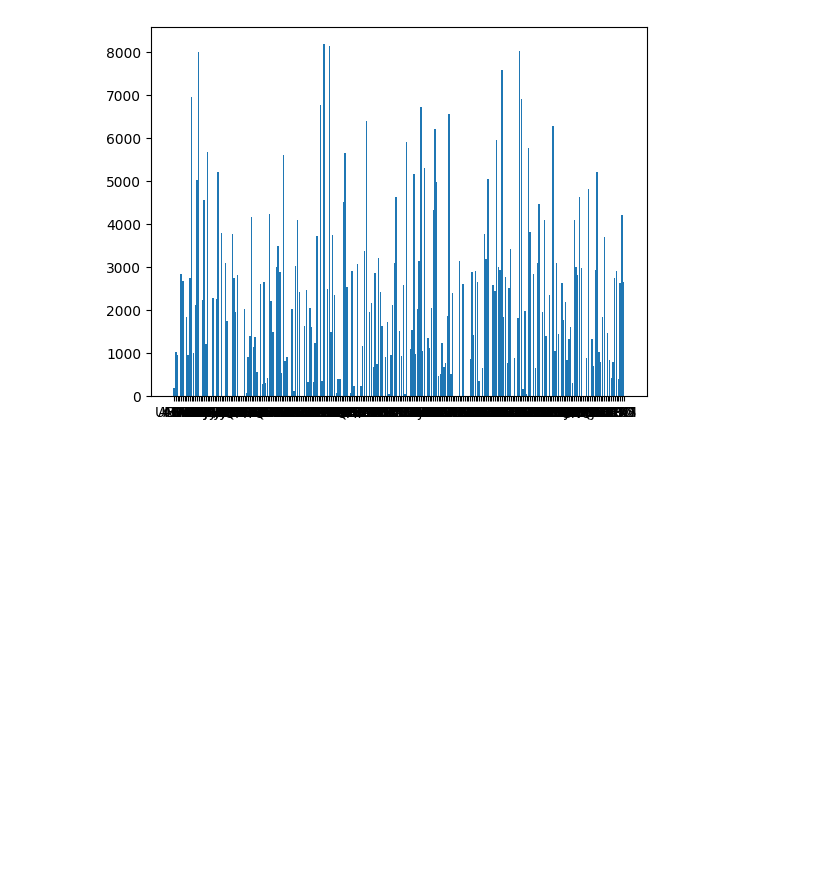
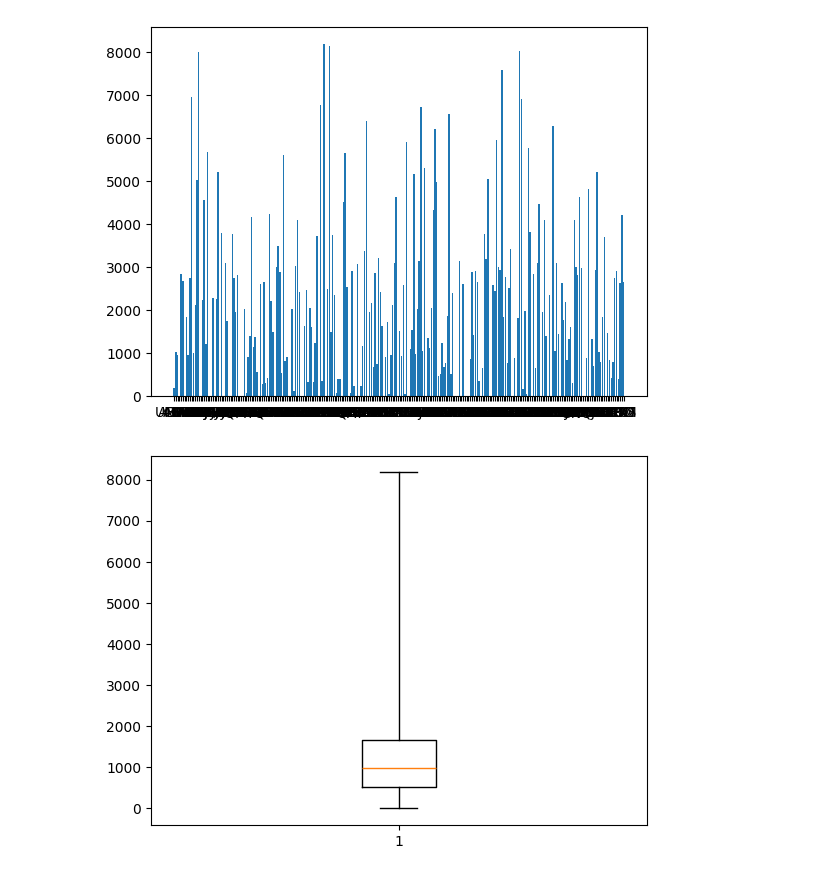
Before and after one commit to JekPasan/CodeSinaia-2025, a Jupyter notebook: IntroToPy/Mountains.ipynb, the cells around one changed output. Drawn from its saved outputs; the diff is of its cells as text; code cells hidden in the pictures; blank space fills up the shorter version.

```diff
--- a/IntroToPy/Mountains.ipynb
+++ b/IntroToPy/Mountains.ipynb
@@ -40,3 +40,8 @@ plt.bar(iso_max_h.keys(), iso_max_h.values())
 # %% [output]
 <BarContainer object of 256 artists>
 [figure]
+# %%
+plt.boxplot(db["Height"].dropna(), whis=[0, 100])
+plt.show()
+# %% [output]
+[figure, added]
```
Also changed, not shown: parts of 2 cells of this notebook, 4 other files.
